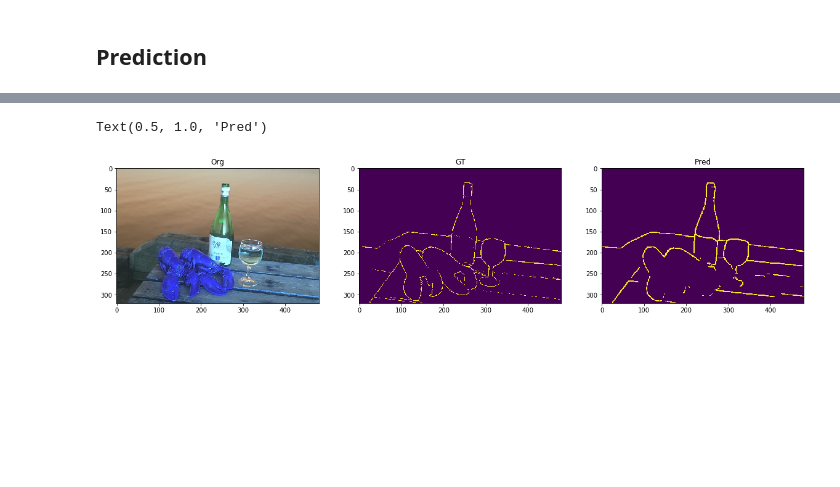
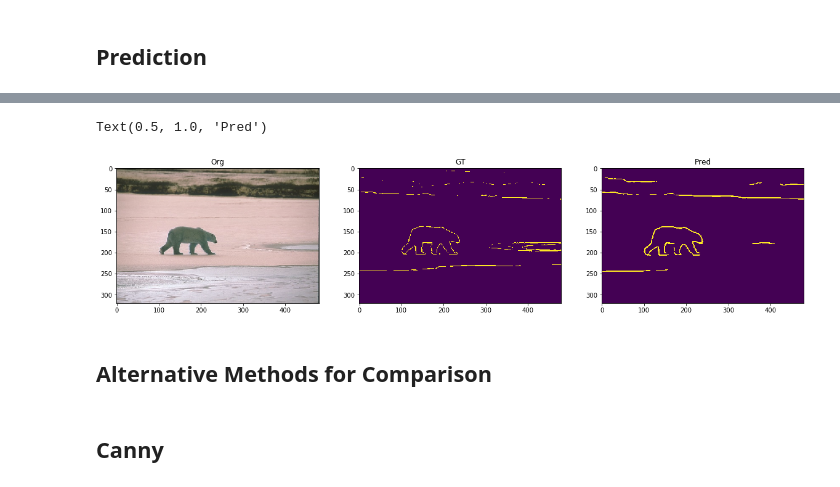
Before and after one commit to iocak28/UNet_edge_detection, a Jupyter notebook: pytorch_unet-edge.ipynb, the cells around one changed output, grey strips where cells are left out. Saved outputs shown, nothing was run; the diff lists cells and outputs as text; code cells hidden in the pictures; blank space fills up the shorter version.

```diff
--- a/pytorch_unet-edge.ipynb
+++ b/pytorch_unet-edge.ipynb
@@ -446,6 +459,6 @@ optimizer_ft = optim.Adam(model.parameters(), lr=1e-4)
 
 exp_lr_scheduler = lr_scheduler.StepLR(optimizer_ft, step_size=25, gamma=0.1)
 
-model = train_model(model, optimizer_ft, exp_lr_scheduler, num_epochs=30)
+model, train_losses, val_losses, best_loss = train_model(model, optimizer_ft, exp_lr_scheduler, num_epochs=5)
 # %% [output]
 cuda:0
@@ -488,6 +514,7 @@ pred = model(inputs)
 pred = torch.sigmoid(pred)
 pred = pred.data.cpu().numpy()
 pred = pred[0, 0, :, :]
+pred_prob = pred.copy()
 pred = np.where(pred>=0.5, 1, 0)
 
 gt = ytest.numpy()[0, 0, :, :]
@@ -508,4 +535,7 @@ recall = tp / (tp + fn)
 
 # f-value
 fvalue = 2 * precision * recall / (precision + recall)
+
+# mean Average Precision
+m_ap = average_precision_score(y_true = gt.reshape(-1), y_score = pred_prob.reshape(-1))
 # %%
@@ -544,6 +574,7 @@ accuracy_list = []
 precision_list = []
 recall_list = []
 fvalue_list = []
+map_list = []
 
 for i in range(num_it):
     inputs, labels = next(iterator)
@@ -556,6 +587,7 @@ for i in range(num_it):
     pred = pred[0, 0, :, :]
 
     # arrays
+    pred_prob = pred.copy()
     pred = np.where(pred>=0.5, 1, 0)
     gt = ytest.numpy()[i, 0, :, :]
     org = np.transpose(xtest.numpy()[i, :, :, :], [1, 2, 0]).astype(int)
@@ -579,7 +611,10 @@ for i in range(num_it):
     else:
         fvalue = 2 * precision * recall / (precision + recall)
 
-    print(f'Accuracy: {accuracy}, Precision: {precision}, Recall: {recall}, F-value: {fvalue}')
+    # mean Average Precision
+    m_ap = average_precision_score(y_true = gt.reshape(-1), y_score = pred_prob.reshape(-1))
+
+    print(f'Accuracy: {round(accuracy, 4)}, Precision: {round(precision, 4)}, Recall: {round(recall, 4)}, F-value: {round(fvalue, 4)}, m-AP: {round(m_ap, 4)}')
 
     org_list.append(org)
     gt_list.append(gt)
@@ -589,4 +624,5 @@ for i in range(num_it):
     precision_list.append(precision)
     recall_list.append(recall)
     fvalue_list.append(fvalue)
+    map_list.append(m_ap)
 # %% [output]
@@ -622,20 +660,20 @@ fscore       0.267814
 dtype: float64
 # %%
 # Inspect some images
-index = 50
+index = 0
 plt.subplots(1,3,figsize=(20,20))
 
 plt.subplot(1, 3, 1)
 plt.imshow(org_list[index])
 plt.title('Org')
 
 plt.subplot(1, 3, 2)
 plt.imshow(gt_list[index])
 plt.title('GT')
 
 plt.subplot(1, 3, 3)
 plt.imshow(pred_list[index])
 plt.title('Pred')
 # %% [output]
 Text(0.5, 1.0, 'Pred')
-[figure, old version]
+[figure, new version]
@@ -641,0 +682,4 @@ Text(0.5, 1.0, 'Pred')
+# %% [markdown]
+## Alternative Methods for Comparison
+# %% [markdown]
+## Canny
```
Also changed, not shown: parts of 38 cells of this notebook, 1 other file.
